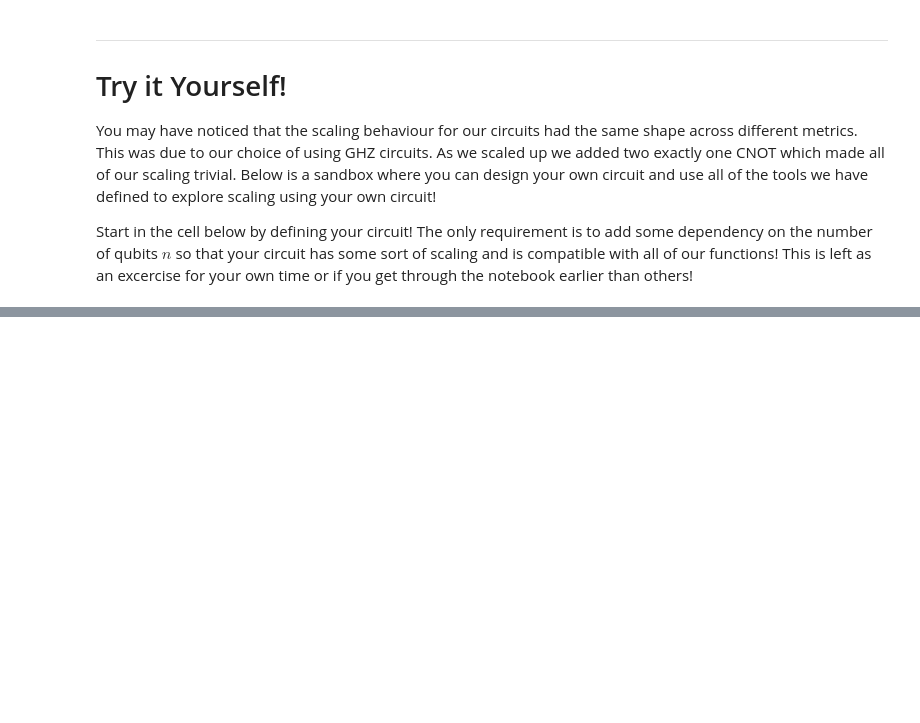
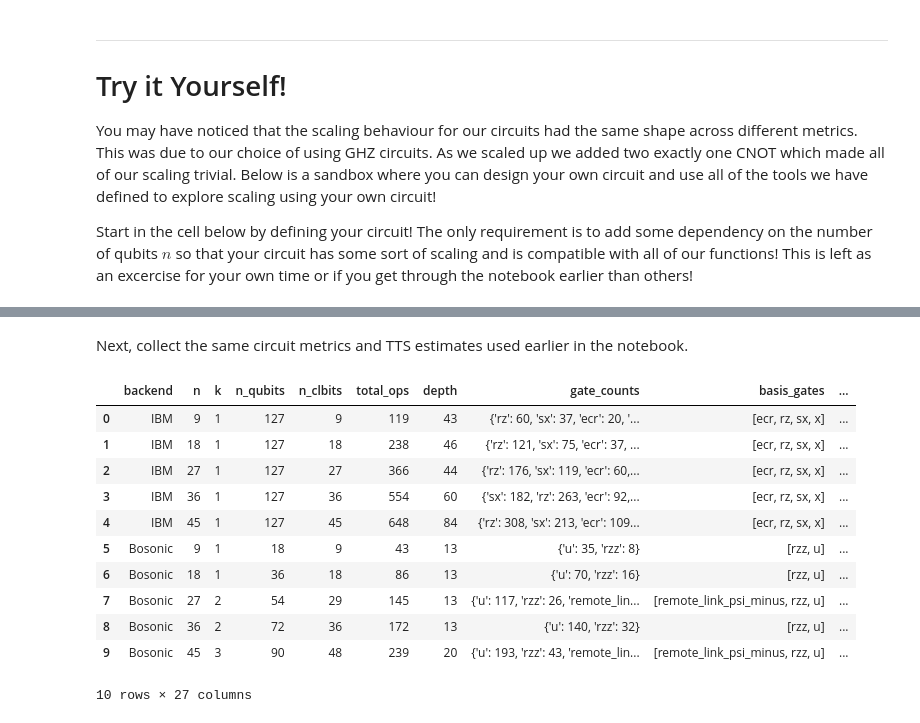
Before and after one commit to dqc-community/dqc-workshop-notebook, a Jupyter notebook: tutorial.ipynb, the cells around one changed output, grey strips where cells are left out. Cells and saved outputs as stored; diff of their text form; code cells hidden in the pictures; blank space fills up the shorter version.

```diff
--- a/tutorial.ipynb
+++ b/tutorial.ipynb
@@ -1295,0 +1193,20 @@ extrapolate_and_plot(df_your, YOUR_N_EXTRAP, YOUR_BOSONIC_QUBITS_PER_MODULE)
+# %% [markdown]
+Next, collect the same circuit metrics and TTS estimates used earlier in the notebook.
+# %%
+_your_metrics = lambda g: pd.Series(circuit_metrics(g['circuit']))
+your_scaling_df = your_circuit_df.join(your_circuit_df.apply(_your_metrics, axis=1))
+your_tts_df = your_scaling_df.join(your_scaling_df.apply(tts_data_series, axis=1))
+your_tts_df.loc[:, your_tts_df.columns != 'circuit']
+# %% [output]
+|  | backend | n | k | n_qubits | n_clbits | total_ops | depth | gate_counts | basis_gates | ... |
+| 0 | IBM | 9 | 1 | 127 | 9 | 119 | 43 | {'rz': 60, 'sx': 37, 'ecr': 20, '... | [ecr, rz, sx, x] | ... |
+| 1 | IBM | 18 | 1 | 127 | 18 | 238 | 46 | {'rz': 121, 'sx': 75, 'ecr': 37, ... | [ecr, rz, sx, x] | ... |
+| 2 | IBM | 27 | 1 | 127 | 27 | 366 | 44 | {'rz': 176, 'sx': 119, 'ecr': 60,... | [ecr, rz, sx, x] | ... |
+| 3 | IBM | 36 | 1 | 127 | 36 | 554 | 60 | {'sx': 182, 'rz': 263, 'ecr': 92,... | [ecr, rz, sx, x] | ... |
+| 4 | IBM | 45 | 1 | 127 | 45 | 648 | 84 | {'rz': 308, 'sx': 213, 'ecr': 109... | [ecr, rz, sx, x] | ... |
+| 5 | Bosonic | 9 | 1 | 18 | 9 | 43 | 13 | {'u': 35, 'rzz': 8} | [rzz, u] | ... |
+| 6 | Bosonic | 18 | 1 | 36 | 18 | 86 | 13 | {'u': 70, 'rzz': 16} | [rzz, u] | ... |
+| 7 | Bosonic | 27 | 2 | 54 | 29 | 145 | 13 | {'u': 117, 'rzz': 26, 'remote_lin... | [remote_link_psi_minus, rzz, u] | ... |
+| 8 | Bosonic | 36 | 2 | 72 | 36 | 172 | 13 | {'u': 140, 'rzz': 32} | [rzz, u] | ... |
+| 9 | Bosonic | 45 | 3 | 90 | 48 | 239 | 20 | {'u': 193, 'rzz': 43, 'remote_lin... | [remote_link_psi_minus, rzz, u] | ... |
+10 rows × 27 columns
```
Also changed, not shown: parts of 17 cells of this notebook.
